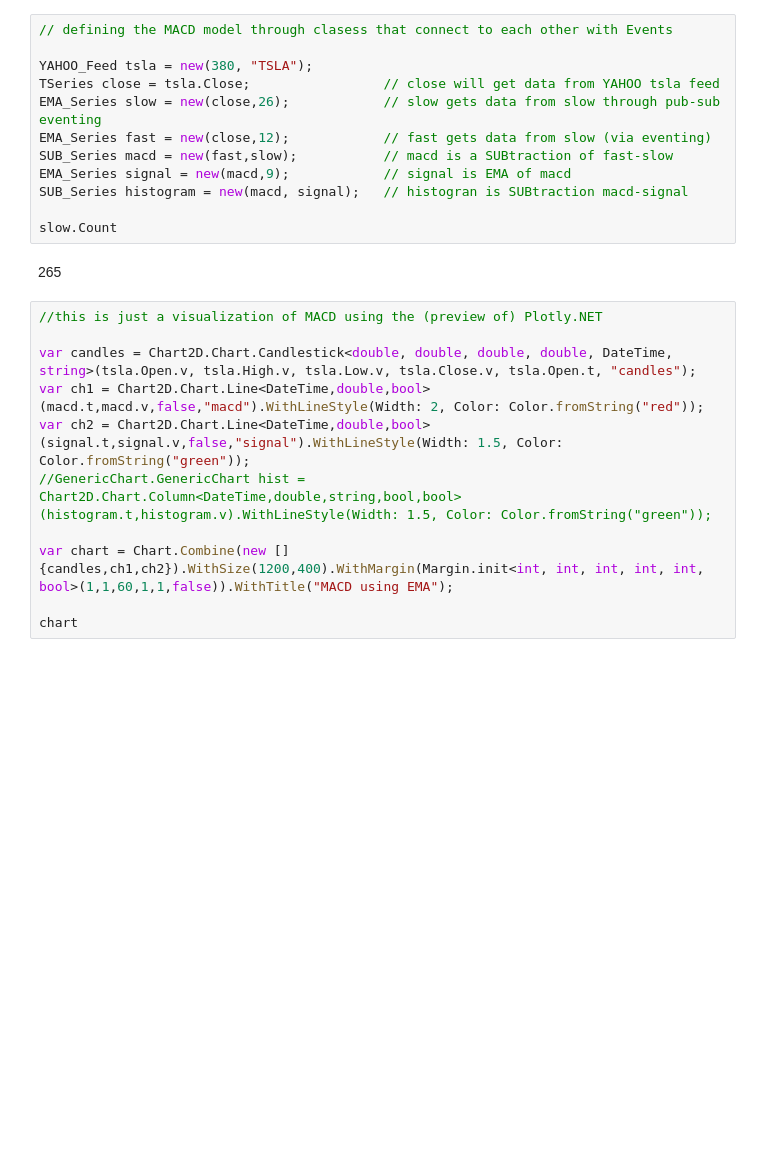
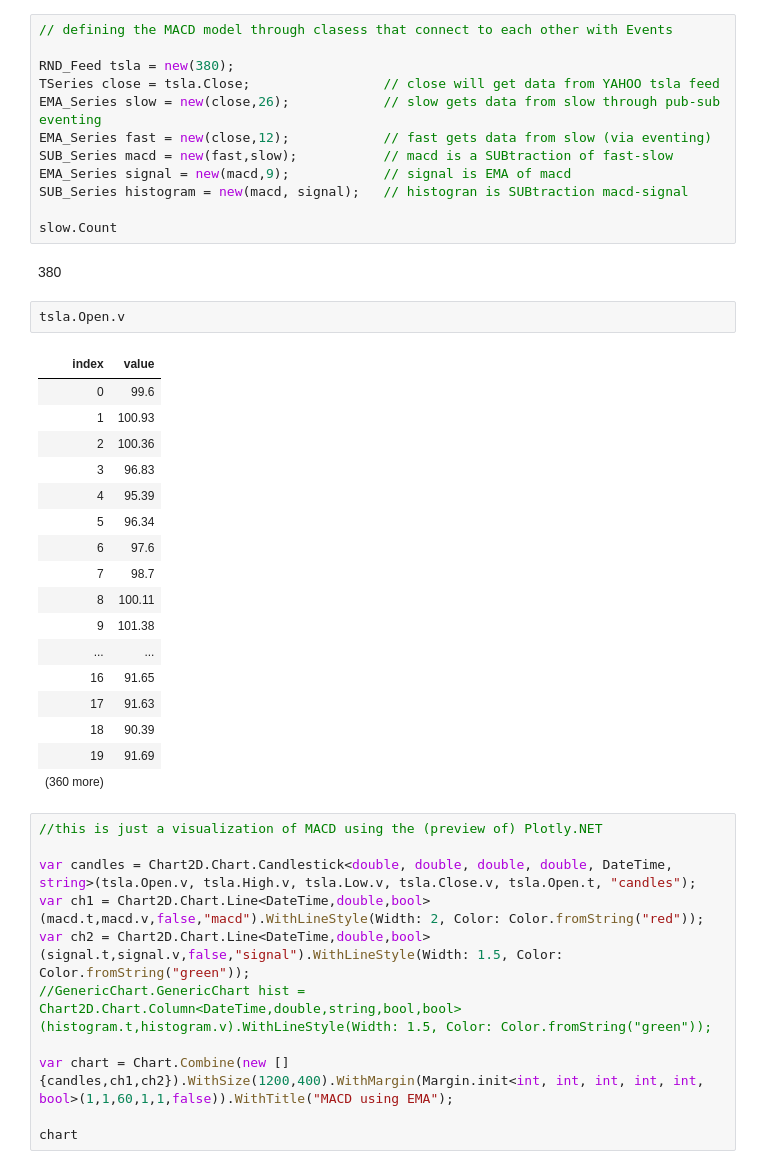
Before and after one commit to mihakralj/QuanTAlib, a Jupyter notebook: docs/macd_example.ipynb, the cells around one changed output. Drawn from its saved outputs; the diff is of its cells as text; blank space fills up the shorter version.

Commit message:
GBM_Feed

```diff
--- a/docs/macd_example.ipynb
+++ b/docs/macd_example.ipynb
@@ -17,7 +17,7 @@ Loading extensions from `Plotly.NET.Interactive.dll`
 # %%
 // defining the MACD model through clasess that connect to each other with Events
 
-YAHOO_Feed tsla = new(380, "TSLA");
+RND_Feed tsla = new(380);
 TSeries close = tsla.Close;                 // close will get data from YAHOO tsla feed
 EMA_Series slow = new(close,26);            // slow gets data from slow through pub-sub eventing
 EMA_Series fast = new(close,12);            // fast gets data from slow (via eventing)
@@ -27,7 +27,27 @@ SUB_Series histogram = new(macd, signal);   // histogran is SUBtraction macd-sig
 
 slow.Count
 # %% [output]
-265
+380
+# %%
+tsla.Open.v
+# %% [output]
+| index | value |
+| 0 | 99.6 |
+| 1 | 100.93 |
+| 2 | 100.36 |
+| 3 | 96.83 |
+| 4 | 95.39 |
+| 5 | 96.34 |
+| 6 | 97.6 |
+| 7 | 98.7 |
+| 8 | 100.11 |
+| 9 | 101.38 |
+| ... | ... |
+| 16 | 91.65 |
+| 17 | 91.63 |
+| 18 | 90.39 |
+| 19 | 91.69 |
+| (360 more) |  |
 # %%
 //this is just a visualization of MACD using the (preview of) Plotly.NET
 
```
Also changed, not shown: parts of 1 cell of this notebook, 3 other files.
